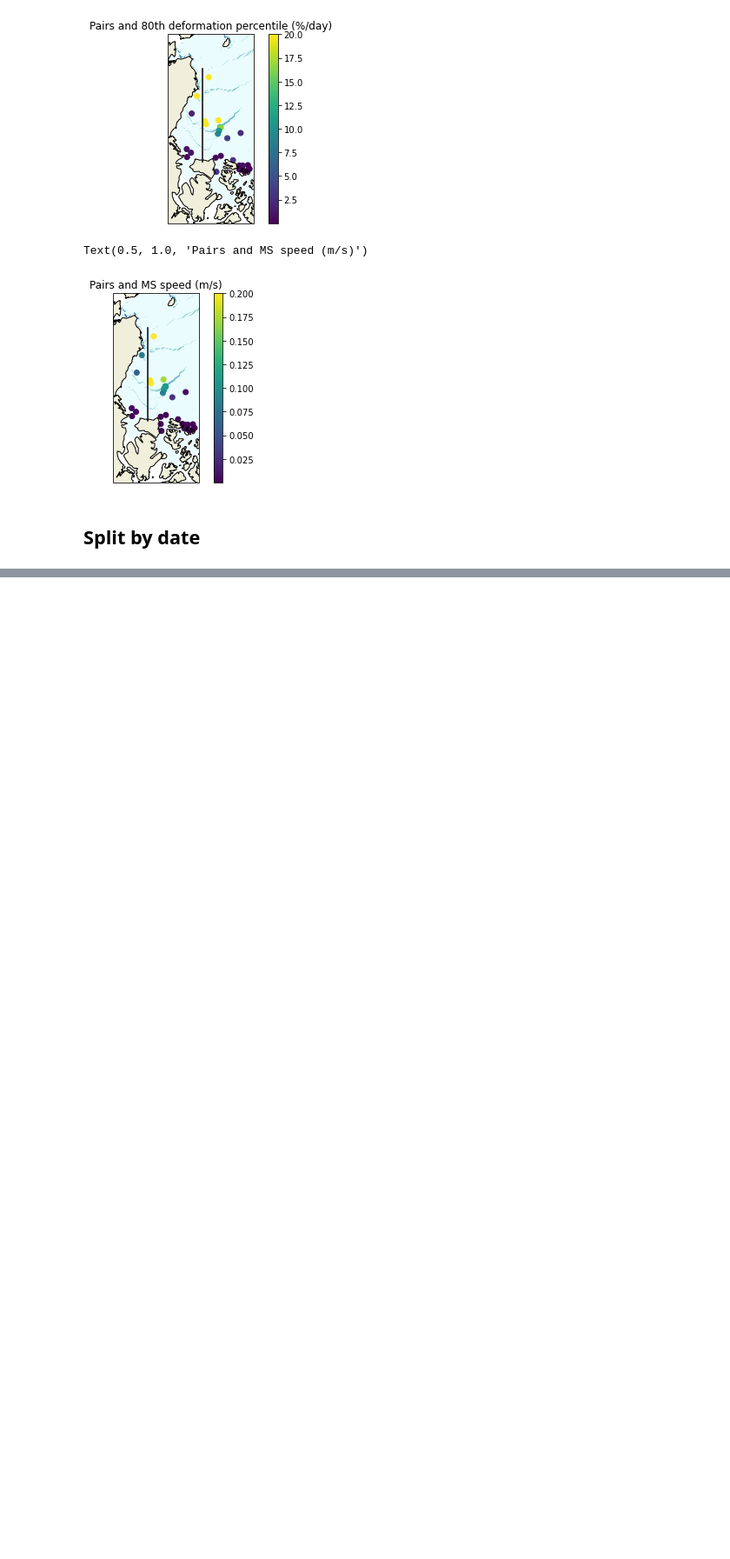
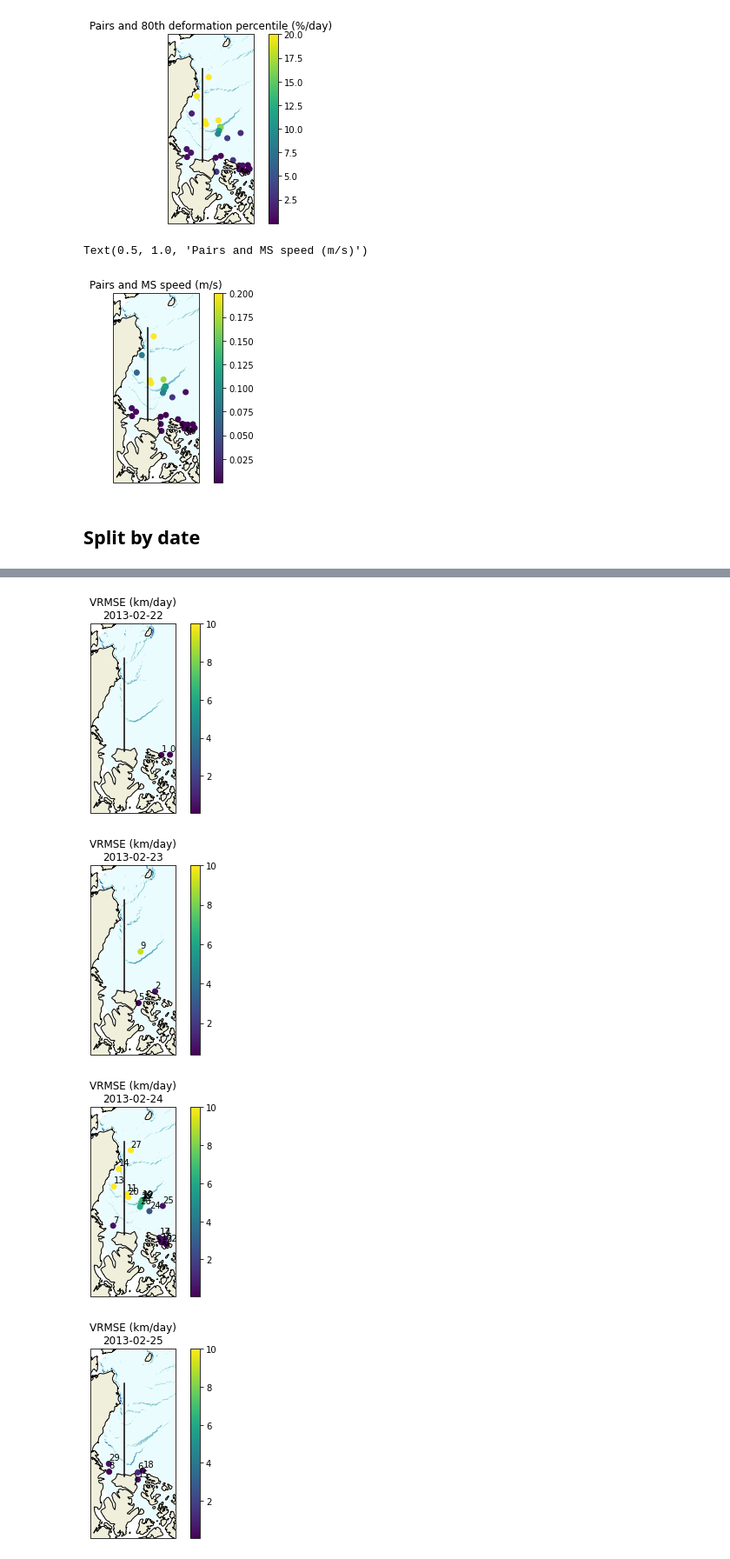
Before and after one commit to tdcwilliams/arktalas-scripts, a Jupyter notebook: python/RS2_drift/compare_rs2_moorings.ipynb, the cells around one changed output, grey strips where cells are left out. Shown at 87% size. Saved outputs shown, nothing was run; the diff lists cells and outputs as text; code cells hidden in the pictures; blank space fills up the shorter version.

```diff
--- a/python/RS2_drift/compare_rs2_moorings.ipynb
+++ b/python/RS2_drift/compare_rs2_moorings.ipynb
@@ -505,0 +536,17 @@ for date, df_ in df.groupby(pd.Grouper(freq='D')):
+# %%
+for date, df_ in df.groupby(pd.Grouper(freq='D')):
+    sic_av_ = get_daily_average_sic(nci, date, ij_range=ij_range)
+    fig, ax = mgrid.plot(sic_av_, add_colorbar=False)
+    ax.coastlines()
+    ax.plot(xtr, ytr, 'k')
+    sc = ax.scatter(df_['mean_x'], df_['mean_y'], c=df_['vrmse'], vmax=10)
+    fig.colorbar(sc)
+    for i, ind in enumerate(df_['pair_number']):
+        ax.text(df_['mean_x'][i], df_['mean_y'][i] + 50e3, str(ind))
+    ax.set_title(f"VRMSE (km/day)\n{date.strftime('%Y-%m-%d')}")
+    plt.show()
+# %% [output]
+[figure, added]
+[figure, added]
+[figure, added]
+[figure, added]
```
Also changed, not shown: parts of 9 cells of this notebook.
